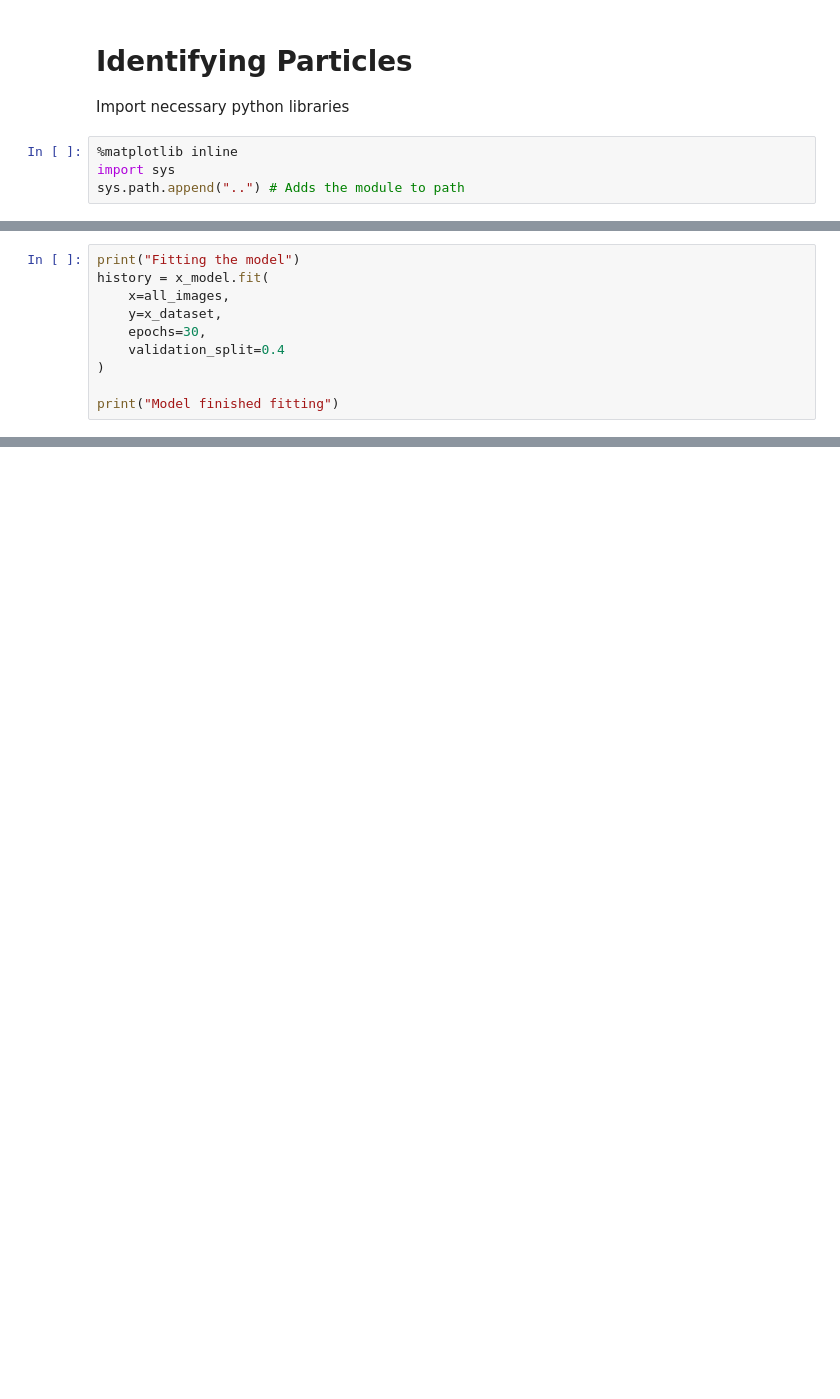
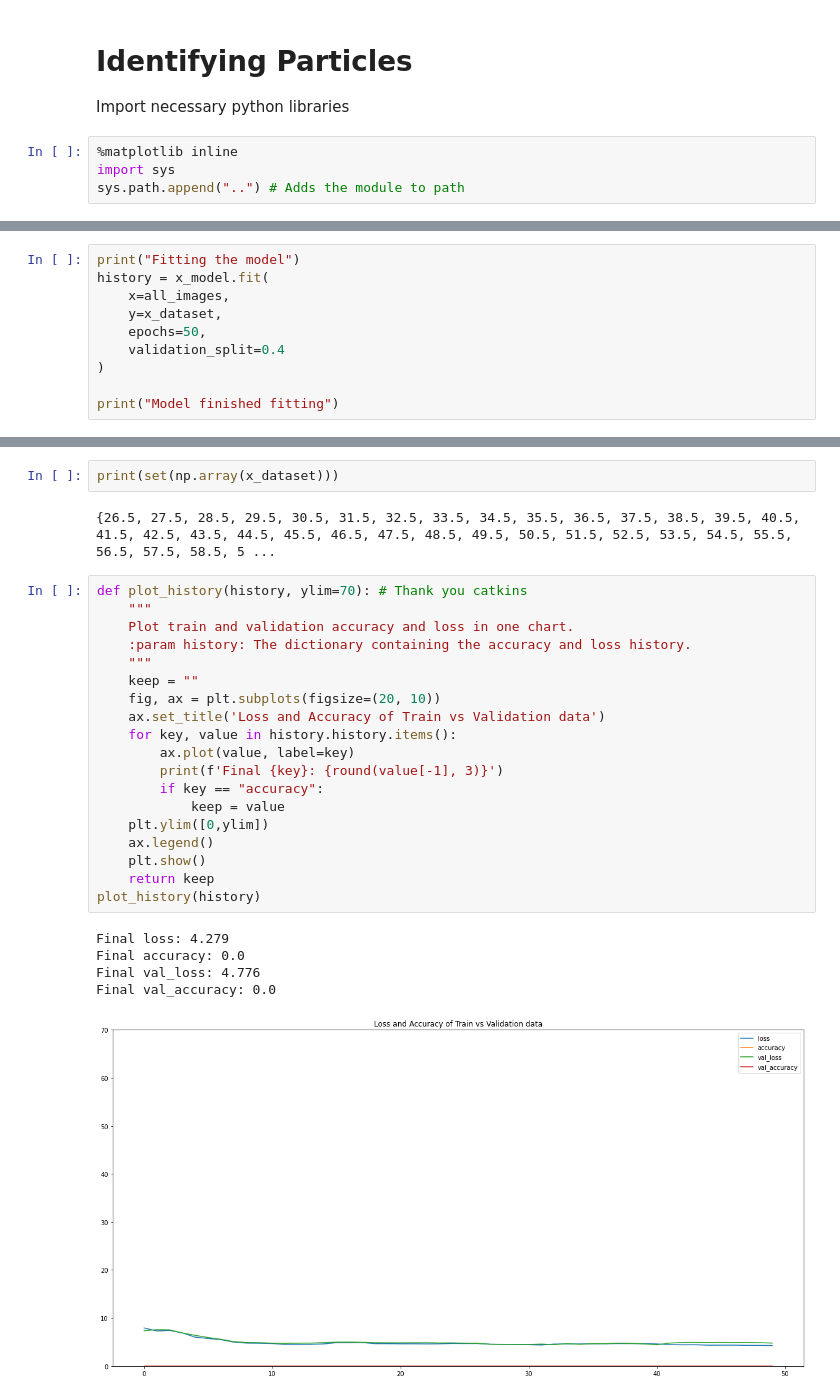
Before and after one commit to courtneyzhan/particle-tracking, a Jupyter notebook: deeptrack_particle_tracking_cnn.ipynb, the cells around one changed output, grey strips where cells are left out. Drawn from its saved outputs; the diff is of its cells as text; blank space fills up the shorter version.

```diff
--- a/deeptrack_particle_tracking_cnn.ipynb
+++ b/deeptrack_particle_tracking_cnn.ipynb
@@ -191,10 +228,0 @@ print(x_dataset.shape)
-# %%
-print("Fitting the model")
-history = x_model.fit(
-    x=all_images,
-    y=x_dataset,
-    epochs=30,
-    validation_split=0.4
-)
-
-print("Model finished fitting")
@@ -319,0 +229,10 @@ print(y_dataset)
+# %%
+print("Fitting the model")
+history = x_model.fit(
+    x=all_images,
+    y=x_dataset,
+    epochs=50,
+    validation_split=0.4
+)
+
+print("Model finished fitting")
@@ -319,0 +282,29 @@ print(y_dataset)
+# %%
+print(set(np.array(x_dataset)))
+# %% [output]
+{26.5, 27.5, 28.5, 29.5, 30.5, 31.5, 32.5, 33.5, 34.5, 35.5, 36.5, 37.5, 38.5, 39.5, 40.5, 41.5, 42.5, 43.5, 44.5, 45.5, 46.5, 47.5, 48.5, 49.5, 50.5, 51.5, 52.5, 53.5, 54.5, 55.5, 56.5, 57.5, 58.5, 5 ...
+# %%
+def plot_history(history, ylim=70): # Thank you catkins
+    """
+    Plot train and validation accuracy and loss in one chart.
+    :param history: The dictionary containing the accuracy and loss history.
+    """
+    keep = ""
+    fig, ax = plt.subplots(figsize=(20, 10))
+    ax.set_title('Loss and Accuracy of Train vs Validation data')
+    for key, value in history.history.items():
+        ax.plot(value, label=key)
+        print(f'Final {key}: {round(value[-1], 3)}')
+        if key == "accuracy":
+            keep = value
+    plt.ylim([0,ylim])
+    ax.legend()
+    plt.show()
+    return keep
+plot_history(history)
+# %% [output]
+Final loss: 4.279
+Final accuracy: 0.0
+Final val_loss: 4.776
+Final val_accuracy: 0.0
+[figure, added]
```
Also changed, not shown: parts of 22 cells of this notebook, 1 other file.
